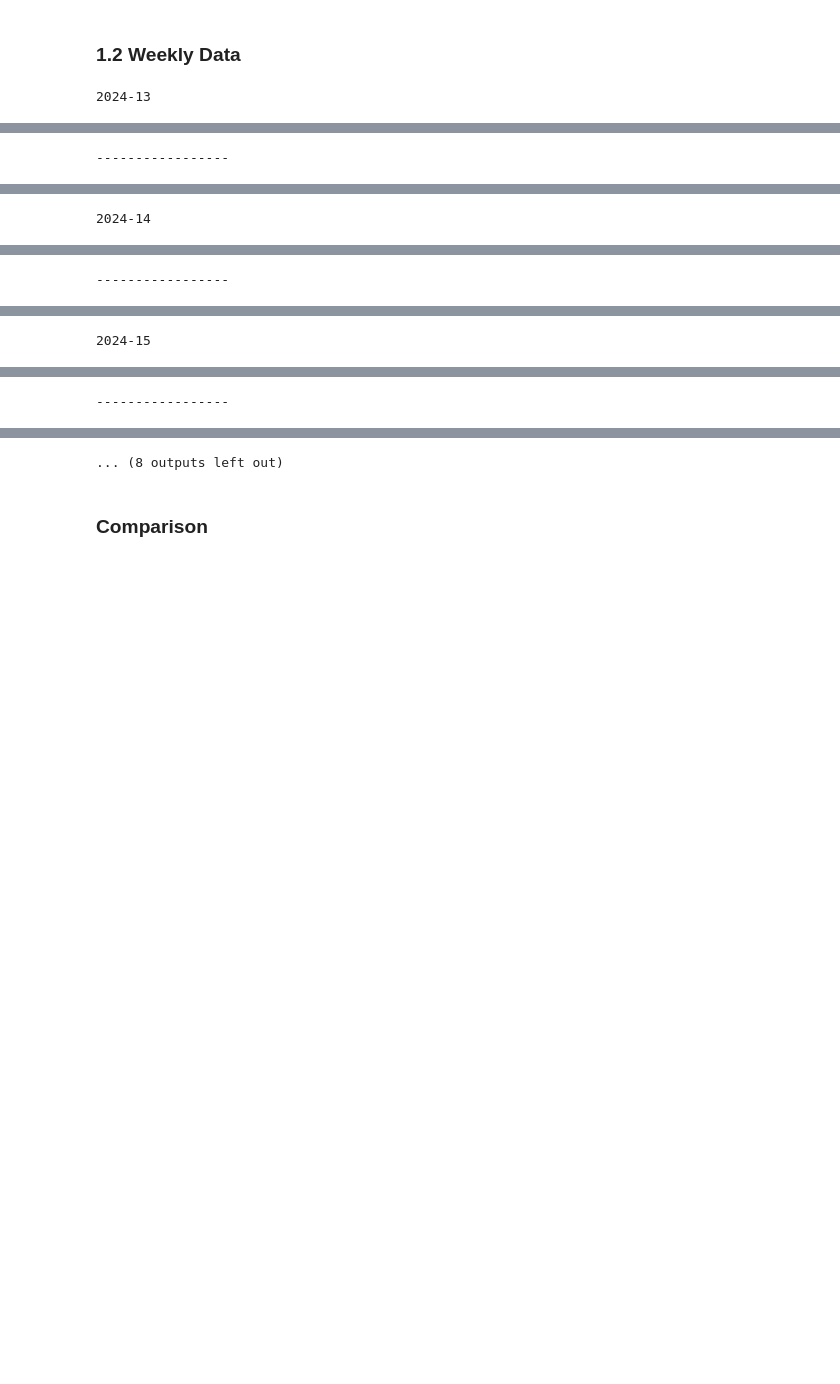
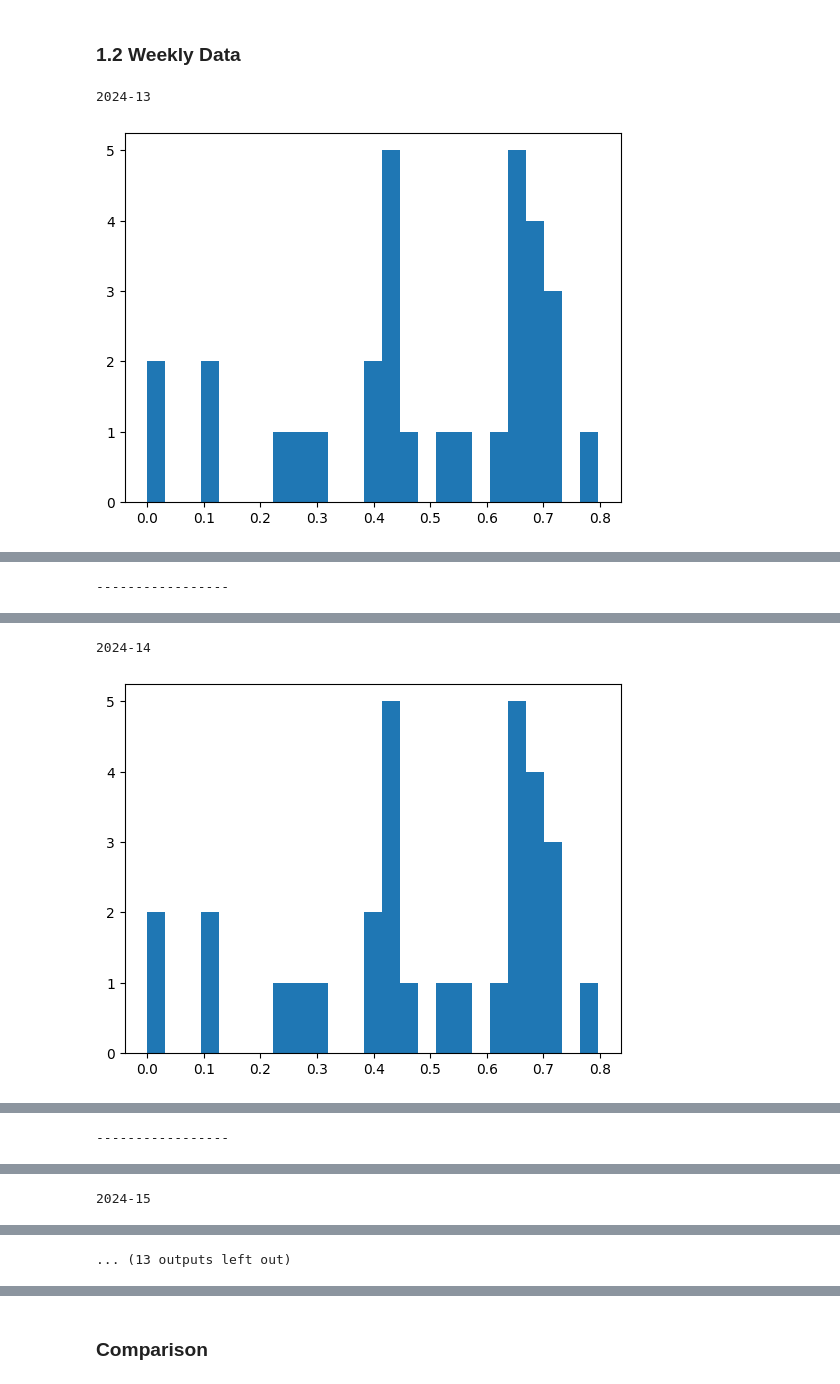
Before and after one commit to dabadav/ai-cdss, a Jupyter notebook: notebooks/nest_decision_benchmark.ipynb, the cells around one changed output, grey strips where cells are left out. Saved outputs shown, nothing was run; the diff lists cells and outputs as text; code cells hidden in the pictures; blank space fills up the shorter version.

```diff
--- a/notebooks/nest_decision_benchmark.ipynb
+++ b/notebooks/nest_decision_benchmark.ipynb
@@ -114,27 +115,33 @@ from ai_cdss.cdss import CDSS
 # %%
 i = 0
 for week, cumulative_week_data in iterate_cumulative_weekly_data(data):
     # display(cumulative_week_data)  # Show last few rows
     # display(cumulative_week_data.tail())
     print(week)
 
     score = processor.compute_patient_protocol_scores(data=cumulative_week_data, ppf_data=ppf)
+
+
+
+    plt.hist(score[score.PATIENT_ID == 1123].PPF.values, bins=25)
+    plt.show()
 
     cdss = CDSS(scoring=score, n=n, days=days, protocols_per_day=protocols_per_day)
 
     display(cdss.get_prescriptions(775))
 
     recommendation = cdss.recommend(775, protocol_similarity=protocol_similarity)
 
     print("-----------------")
 
     display(recommendation)
 
     i += 1
     if i==5:
         break
 # %% [output]
 2024-13
+[figure, added]
 |  | PATIENT_ID | PROTOCOL_ID | PPF | CONTRIB | ADHERENCE | DM_VALUE | PE_VALUE | USAGE | DAYS | SCORE |
 | 38 | 775 | 206 | 0.528646 | [0.013972368519644753, 0.13972368... | 1.0 | 0.000000 | 0.000000 | 1 | [4] | 1.528646 |
 | 45 | 775 | 222 | 0.632038 | [0.022302696143133578, 0.07434232... | 1.0 | 0.000000 | 0.000000 | 1 | [4] | 1.632038 |
@@ -145,6 +152,7 @@ for week, cumulative_week_data in iterate_cumulative_weekly_data(data):
 | 1 | 775 | 219 | 0.631371 | [0.016784244244057927, 0.16784244... | 0.0 | 0.000000 | 0.000000 | 0 | [4] | 0.631371 |
 | 2 | 775 | 224 | 0.632038 | [0.022302696143133578, 0.07434232... | 1.0 | 0.578989 | 0.700713 | 13 | [4] | 2.211028 |
 2024-14
+[figure, added]
 |  | PATIENT_ID | PROTOCOL_ID | PPF | CONTRIB | ADHERENCE | DM_VALUE | PE_VALUE | USAGE | DAYS | SCORE |
 | 38 | 775 | 206 | 0.528646 | [0.013972368519644753, 0.13972368... | 1.0 | 0.000000 | 0.000000 | 3 | [0, 4] | 1.528646 |
 | 31 | 775 | 214 | 0.617411 | [0.014909525935815035, 0.04969841... | 1.0 | 0.449279 | 0.500382 | 43 | [2] | 2.066691 |
@@ -168 +171 @@ for week, cumulative_week_data in iterate_cumulative_weekly_data(data):
------------------
+... (13 outputs left out)
@@ -175,4 +172,3 @@ for week, cumulative_week_data in iterate_cumulative_weekly_data(data):
-... (8 outputs left out)
 # %% [markdown]
 ### Comparison
 # %% [markdown]
```
Also changed, not shown: parts of 3 cells of this notebook, 13 other files.
